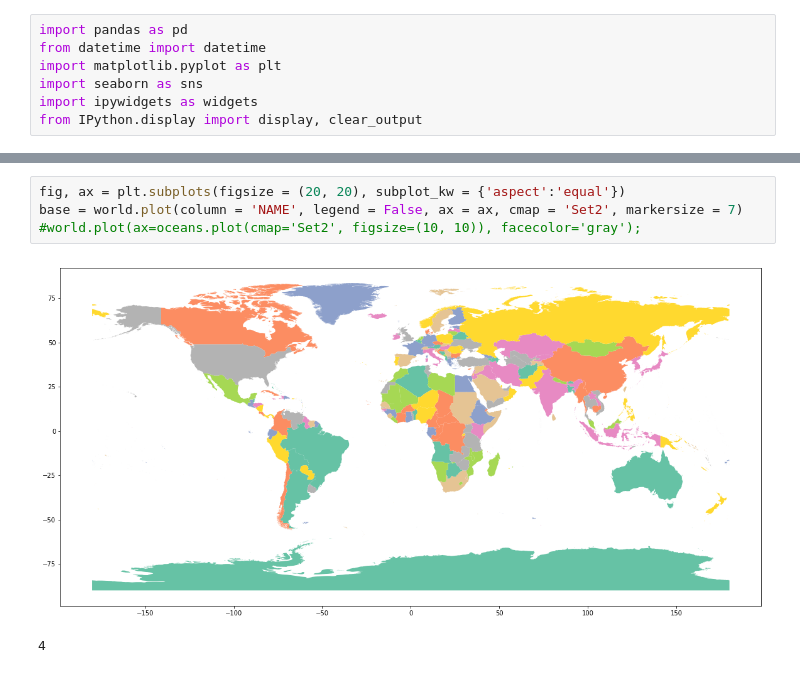
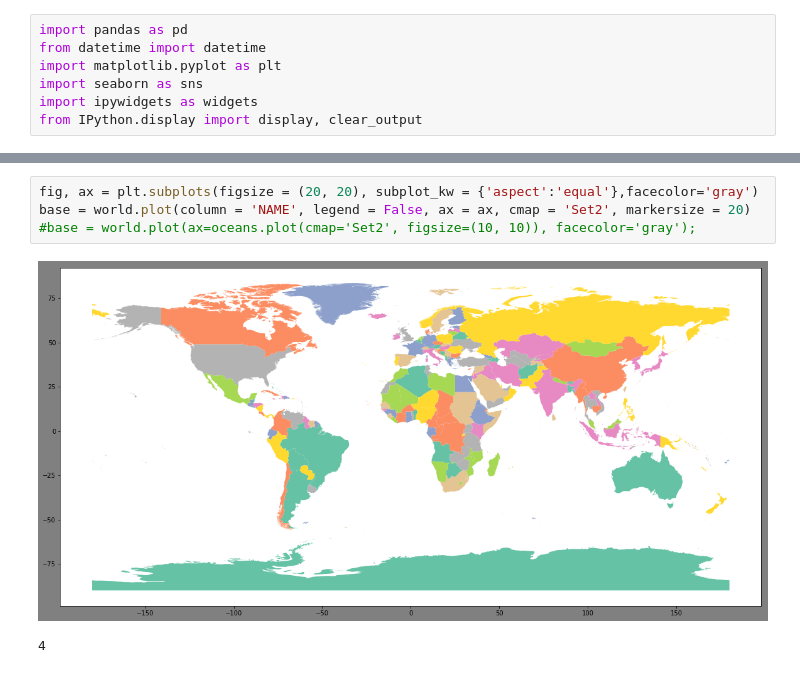
Before and after one commit to shrutijalewar/data-question-3-xtreme-united, a Jupyter notebook: Assigment3.ipynb, the cells around one changed output, grey strips where cells are left out. Cells and saved outputs as stored; diff of their text form.

```diff
--- a/Assigment3.ipynb
+++ b/Assigment3.ipynb
@@ -300,9 +311,9 @@ A Jupyter Widget
 # %%
-fig, ax = plt.subplots(figsize = (20, 20), subplot_kw = {'aspect':'equal'})
-base = world.plot(column = 'NAME', legend = False, ax = ax, cmap = 'Set2', markersize = 7)
-#world.plot(ax=oceans.plot(cmap='Set2', figsize=(10, 10)), facecolor='gray');
+fig, ax = plt.subplots(figsize = (20, 20), subplot_kw = {'aspect':'equal'},facecolor='gray')
+base = world.plot(column = 'NAME', legend = False, ax = ax, cmap = 'Set2', markersize = 20)
+#base = world.plot(ax=oceans.plot(cmap='Set2', figsize=(10, 10)), facecolor='gray');
 # %% [output]
-[figure, old version]
+[figure, new version]
 # %%
 # %% [output]
 4
```
Also changed, not shown: parts of 1 cell of this notebook.
